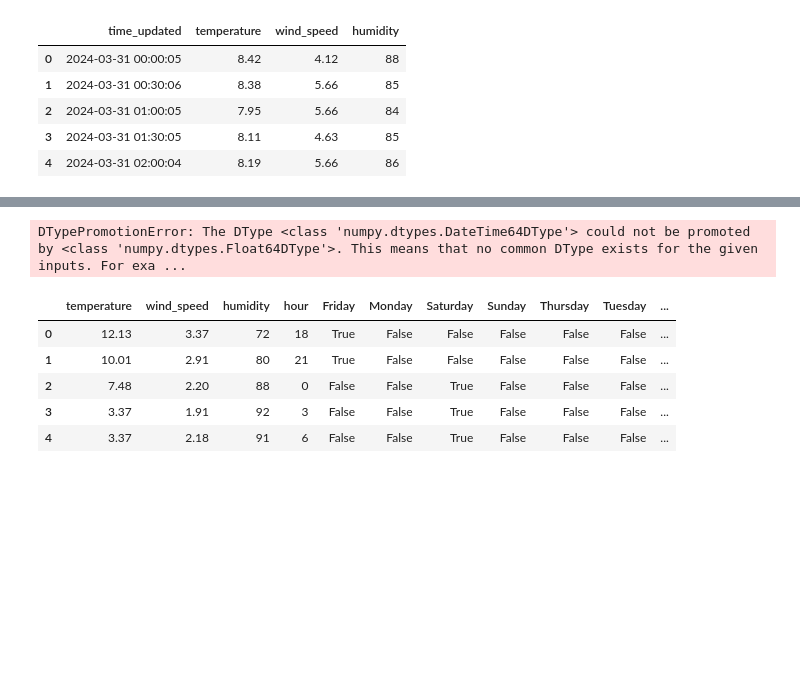
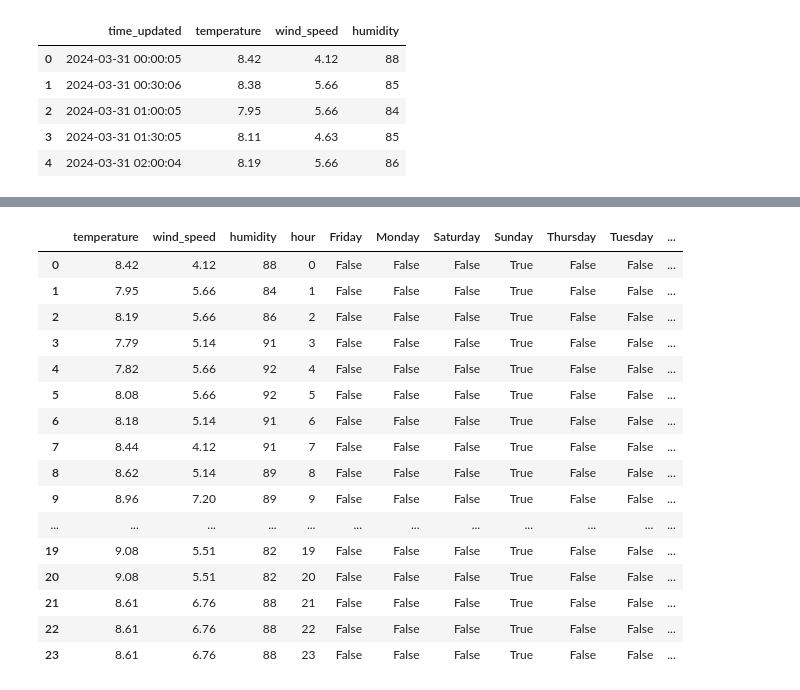
Before and after one commit to TadghPurcell/On-Your-Bike, a Jupyter notebook: ML_models/station_prediction.ipynb, the cells around one changed output, grey strips where cells are left out. Cells and saved outputs as stored; diff of their text form; code cells hidden in the pictures; blank space fills up the shorter version.

```diff
--- a/ML_models/station_prediction.ipynb
+++ b/ML_models/station_prediction.ipynb
@@ -151,3 +135,11 @@ weather_combined.head()
 | 2 | 2024-03-31 01:00:05 | 7.95 | 5.66 | 84 |
 | 3 | 2024-03-31 01:30:05 | 8.11 | 4.63 | 85 |
 | 4 | 2024-03-31 02:00:04 | 8.19 | 5.66 | 86 |
+# %%
+current_date = datetime.now()
+
+# Generate a list of hours for today
+hours_today = [current_date.replace(hour=h, minute=30, second=0, microsecond=0) for h in range(24)]
+hourly_df = pd.DataFrame(hours_today, columns=['time_updated'])
+
+hourly_df.head()
@@ -153,0 +153,3 @@ weather_combined.head()
+# %%
+df = pd.merge_asof(hourly_df, weather_combined, on='time_updated')
+df.head()
@@ -156,31 +165,40 @@ days = ['Friday', 'Monday', 'Saturday', 'Sunday', 'Thursday', 'Tuesday',
        'Wednesday']
 
 # One hot encode day of the week
-weather_combined['weekday'] = weather_combined['time_updated'].dt.day_name()
-weather_combined['hour'] = weather_combined['time_updated'].dt.hour
+df['weekday'] = df['time_updated'].dt.day_name()
+df['hour'] = df['time_updated'].dt.hour
 for day in days:
-    weather_combined[day] = weather_combined['weekday'] == day
+    df[day] = df['weekday'] == day
 
-weather_combined.drop('time_updated', axis = 1, inplace=True)
-weather_combined.drop('weekday', axis = 1, inplace=True)
+df.drop('time_updated', axis = 1, inplace=True)
+df.drop('weekday', axis = 1, inplace=True)
 
 with open(f'station_{station_id}.pkl', 'rb') as file:
     # Load the model from the file
     poly_reg_model = pickle.load(file)
 
 poly = PolynomialFeatures(degree=3, include_bias=False)
-poly_features = poly.fit_transform(predicted_weather_df)
+poly_features = poly.fit_transform(df)
 
 
-weather_combined['predicted_available'] = poly_reg_model.predict(poly_features)
+df['predicted_available'] = poly_reg_model.predict(poly_features)
-# %% [output]
-DTypePromotionError: The DType <class 'numpy.dtypes.DateTime64DType'> could not be promoted by <class 'numpy.dtypes.Float64DType'>. This means that no common DType exists for the given inputs. For exa ...
-# %%
-predicted_weather_df.head()
-# %% [output]
-|  | temperature | wind_speed | humidity | hour | Friday | Monday | Saturday | Sunday | Thursday | Tuesday | ... |
-| 0 | 12.13 | 3.37 | 72 | 18 | True | False | False | False | False | False | ... |
-| 1 | 10.01 | 2.91 | 80 | 21 | True | False | False | False | False | False | ... |
-| 2 | 7.48 | 2.20 | 88 | 0 | False | False | True | False | False | False | ... |
-| 3 | 3.37 | 1.91 | 92 | 3 | False | False | True | False | False | False | ... |
-| 4 | 3.37 | 2.18 | 91 | 6 | False | False | True | False | False | False | ... |
+# %%
+df
+# %% [output]
+|  | temperature | wind_speed | humidity | hour | Friday | Monday | Saturday | Sunday | Thursday | Tuesday | ... |
+| 0 | 8.42 | 4.12 | 88 | 0 | False | False | False | True | False | False | ... |
+| 1 | 7.95 | 5.66 | 84 | 1 | False | False | False | True | False | False | ... |
+| 2 | 8.19 | 5.66 | 86 | 2 | False | False | False | True | False | False | ... |
+| 3 | 7.79 | 5.14 | 91 | 3 | False | False | False | True | False | False | ... |
+| 4 | 7.82 | 5.66 | 92 | 4 | False | False | False | True | False | False | ... |
+| 5 | 8.08 | 5.66 | 92 | 5 | False | False | False | True | False | False | ... |
+| 6 | 8.18 | 5.14 | 91 | 6 | False | False | False | True | False | False | ... |
+| 7 | 8.44 | 4.12 | 91 | 7 | False | False | False | True | False | False | ... |
+| 8 | 8.62 | 5.14 | 89 | 8 | False | False | False | True | False | False | ... |
+| 9 | 8.96 | 7.20 | 89 | 9 | False | False | False | True | False | False | ... |
+| ... | ... | ... | ... | ... | ... | ... | ... | ... | ... | ... | ... |
+| 19 | 9.08 | 5.51 | 82 | 19 | False | False | False | True | False | False | ... |
+| 20 | 9.08 | 5.51 | 82 | 20 | False | False | False | True | False | False | ... |
+| 21 | 8.61 | 6.76 | 88 | 21 | False | False | False | True | False | False | ... |
+| 22 | 8.61 | 6.76 | 88 | 22 | False | False | False | True | False | False | ... |
+| 23 | 8.61 | 6.76 | 88 | 23 | False | False | False | True | False | False | ... |
```
Also changed, not shown: parts of 4 cells of this notebook.
